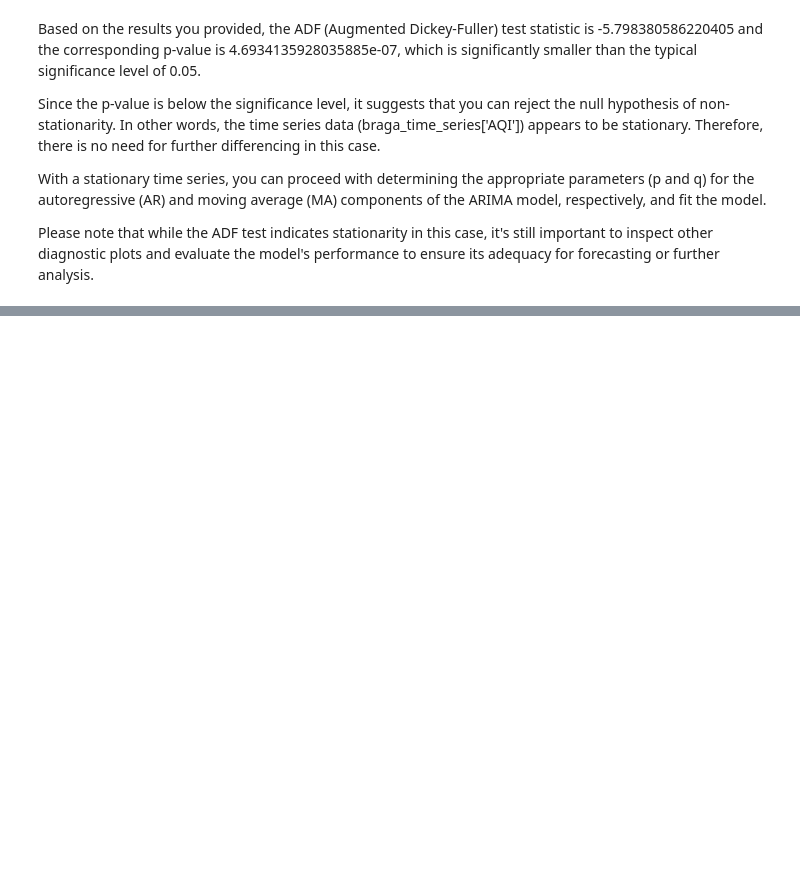
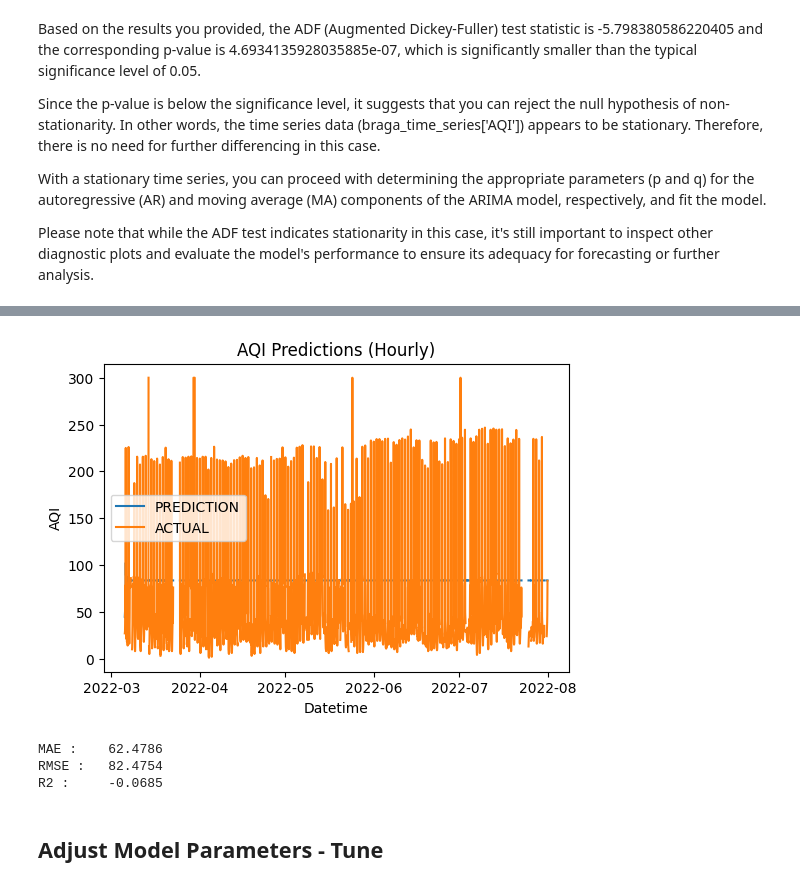
Before and after one commit to Noodle129/MD_TP, a Jupyter notebook: Fase_III/model/sarima_model.ipynb, the cells around one changed output, grey strips where cells are left out. Drawn from its saved outputs; the diff is of its cells as text; code cells hidden in the pictures; blank space fills up the shorter version.

Commit message:
[ADD] fixed ARIMA and added LSTM

```diff
--- a/Fase_III/model/sarima_model.ipynb
+++ b/Fase_III/model/sarima_model.ipynb
@@ -96,7 +94,7 @@ plt.show()
 p = 0 # we can see that the PACF is 0 after lag 1
 d = 0 # its already stationary
 q = 25 # we can see that the ACF is 0 after lag 26
-model = ARIMA(braga_time_series['AQI'], order=(p, d, q))
+model = ARIMA(train_data['AQI'], order=(p, d, q))
 model_fit = model.fit()
 # %%
 print(model_fit.summary())
@@ -190,0 +122,2 @@ Name: predicted_mean, dtype: float64
+# %%
+predictions = model_fit.predict(start=len(train_data), end=len(train_data) + len(test_data) - 1)
@@ -190,0 +139,12 @@ Name: predicted_mean, dtype: float64
+# %%
+# Create a DataFrame with the predictions and datetime index
+predictions_df = pd.DataFrame({'PREDICTION': predictions})
+
+# Set the datetime index of the DataFrame
+predictions_df.index = test_data.index
+
+# Add a column 'ACTUAL' to the predictions DataFrame
+predictions_df['ACTUAL'] = test_data['AQI']
+
+# Print the predictions DataFrame
+print(predictions_df)
@@ -190,0 +167,35 @@ Name: predicted_mean, dtype: float64
+# %%
+# Group the predictions by hour
+predictions_hourly = predictions_df.groupby(pd.Grouper(freq='H')).mean()
+
+# Plot the predictions
+plt.figure(figsize=(6,4))
+plt.plot(predictions_hourly.index, predictions_hourly['PREDICTION'], label='PREDICTION')
+plt.plot(predictions_hourly.index, predictions_hourly['ACTUAL'], label='ACTUAL')
+plt.xlabel('Datetime')
+plt.ylabel('AQI')
+plt.title('AQI Predictions (Hourly)')
+plt.legend()
+plt.show()
+# %% [output]
+[figure, added]
+# %%
+def get_regression_metrics(actual, predicted):
+    metrics = dict()
+    metrics['MAE'] = mean_absolute_error(actual, predicted)
+    metrics['RMSE'] = np.sqrt(mean_squared_error(actual, predicted))
+    metrics['R2'] = r2_score(actual, predicted)
+    return metrics
+
+# Assuming you have the predictions dataframe with columns 'ACTUAL' and 'PREDICTION'
+metrics = get_regression_metrics(predictions_df['ACTUAL'], predictions_df['PREDICTION'])
+
+# Print the metrics
+for key, value in metrics.items():
+    print(key, ':\t', round(value, 4))
+# %% [output]
+MAE :    62.4786
+RMSE :   82.4754
+R2 :     -0.0685
+# %% [markdown]
+## Adjust Model Parameters - Tune
```
Also changed, not shown: parts of 20 cells of this notebook, 1 other file.
